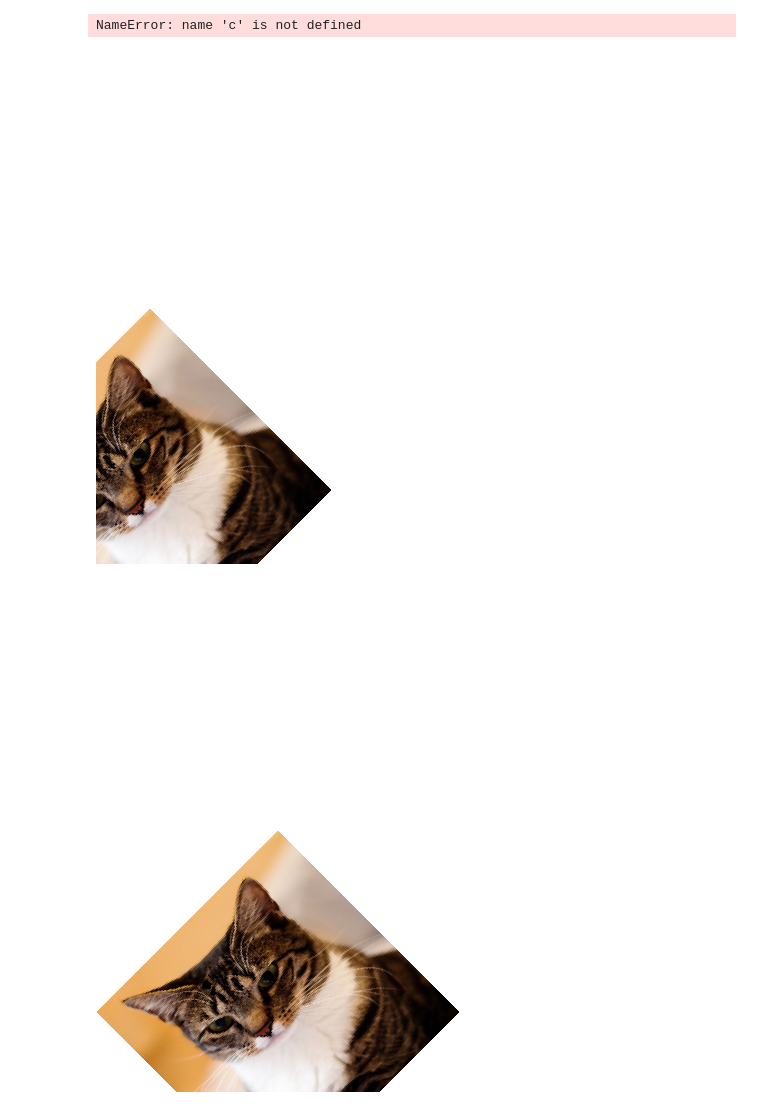
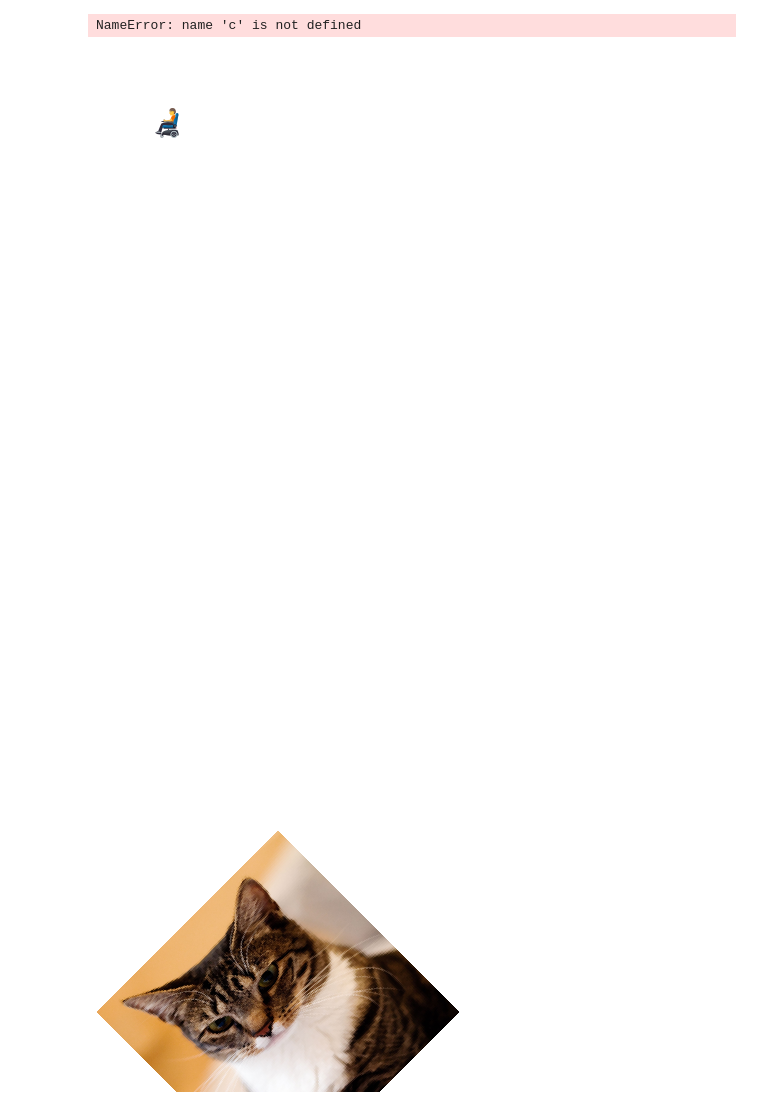
Before and after one commit to sevenzing/genetic-art, a Jupyter notebook: test.ipynb, the cells around one changed output. Drawn from its saved outputs; the diff is of its cells as text; code cells hidden in the pictures.

```diff
--- a/test.ipynb
+++ b/test.ipynb
@@ -64,12 +106,17 @@ canvas.paste(img, (x, y))
 canvas
 # %% [output]
 NameError: name 'c' is not defined
+# %%
+from tools import random_emoji
+emoji = [get_image(f'emoji/{random_emoji()}', ) for _ in range(5)]
 # %%
 blank = get_blank_image(SIZE)
-blank.paste(alpha_rotate(small_cat, 45), (-128, 256))
+
+blank.alpha_composite(emoji[0], (55, 55))
+
 blank
 # %% [output]
-[figure, old version]
+[figure, new version]
 # %%
 blank2 = get_blank_image(SIZE)
 blank2.paste(alpha_rotate(small_cat, 45), (0, 250))
```
Also changed, not shown: parts of 16 cells of this notebook, 10 other files.
